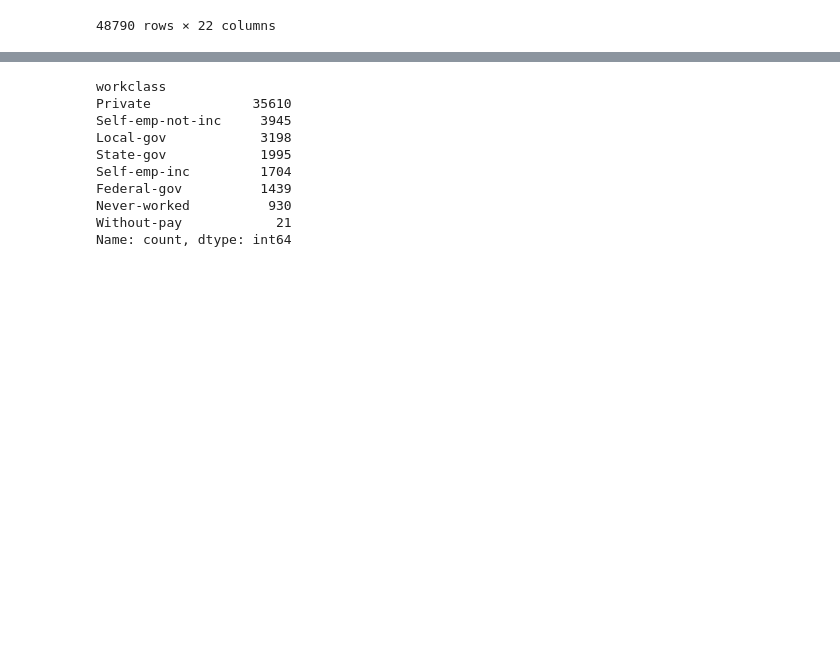
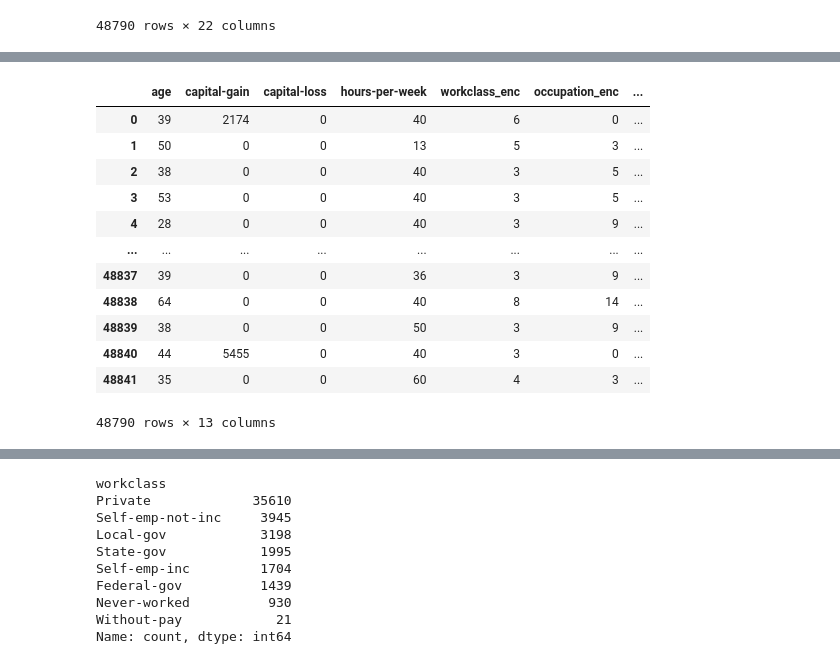
Before and after one commit to kmkri/ML_Assignments, a Jupyter notebook: AdultDatasetModel.ipynb, the cells around one changed output, grey strips where cells are left out. Saved outputs shown, nothing was run; the diff lists cells and outputs as text; code cells hidden in the pictures; blank space fills up the shorter version.

```diff
--- a/AdultDatasetModel.ipynb
+++ b/AdultDatasetModel.ipynb
@@ -264,0 +275,46 @@ memory usage: 6.9+ MB
+# %%
+#drop the original columns
+df = adultDataFrame.drop(columns=['workclass','education_new','marital-status','occupation','relationship',
+                                  'race','sex','native-country','income'],inplace = False)
+
+#choose the data without missing values as train data and the data with missing values as test data
+train_df = AdultDataFrame[df['workclass'].notna()]
+test_df = df[df['workclass'].isna()]
+
+#seperate X and y features
+X_train = train_df.drop('workclass_enc',axis = 1)
+y_train = train_df['workclass_enc']
+
+#keep the independent feature for test data
+X_test = test_df.drop('workclass_enc', axis = 1)
+
+#instantiate a supervised learning model
+model = LogisticRegression()
+
+#perform cross validation
+cross_val_score(model, X = X_train, y = y_train, cv = 5)
+
+#fit the model
+model.fit(X_train, y_train)
+
+#make predictions
+model.predict(X_test)
+
+#replace the missing values in the test data with predicted values
+test_df.loc[test_df.index, 'workclass_enc'] = model.predict(X_test)
+
+test_df
+# %% [output]
+|  | age | capital-gain | capital-loss | hours-per-week | workclass_enc | occupation_enc | ... |
+| 0 | 39 | 2174 | 0 | 40 | 6 | 0 | ... |
+| 1 | 50 | 0 | 0 | 13 | 5 | 3 | ... |
+| 2 | 38 | 0 | 0 | 40 | 3 | 5 | ... |
+| 3 | 53 | 0 | 0 | 40 | 3 | 5 | ... |
+| 4 | 28 | 0 | 0 | 40 | 3 | 9 | ... |
+| ... | ... | ... | ... | ... | ... | ... | ... |
+| 48837 | 39 | 0 | 0 | 36 | 3 | 9 | ... |
+| 48838 | 64 | 0 | 0 | 40 | 8 | 14 | ... |
+| 48839 | 38 | 0 | 0 | 50 | 3 | 9 | ... |
+| 48840 | 44 | 5455 | 0 | 40 | 3 | 0 | ... |
+| 48841 | 35 | 0 | 0 | 60 | 4 | 3 | ... |
+48790 rows × 13 columns
```
Also changed, not shown: parts of 9 cells of this notebook.
